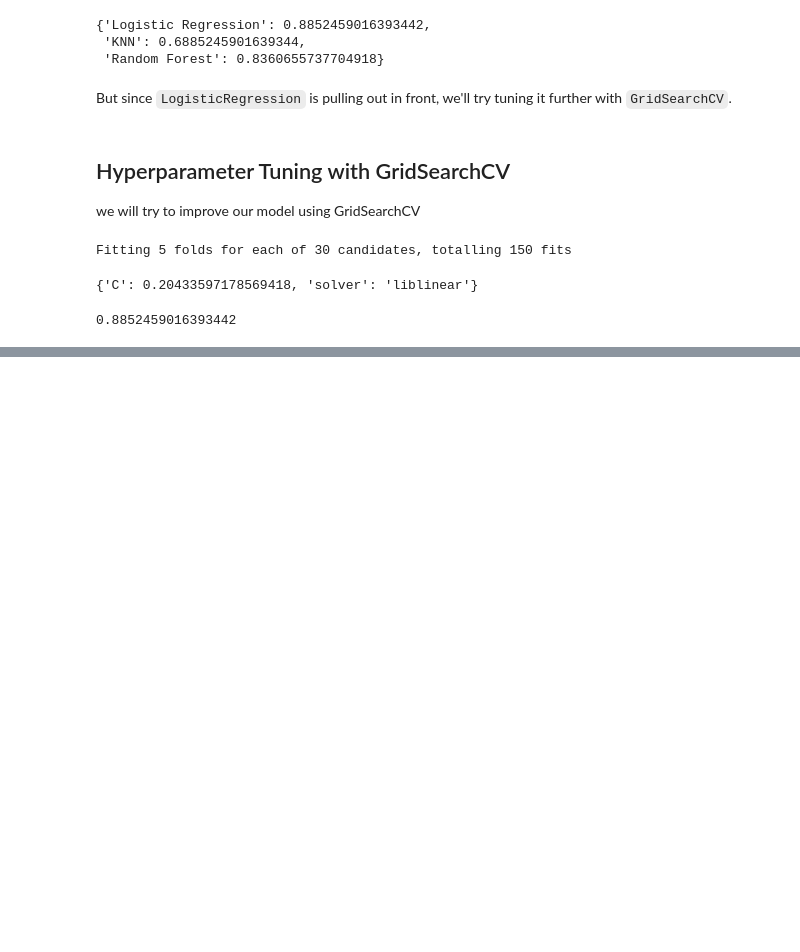
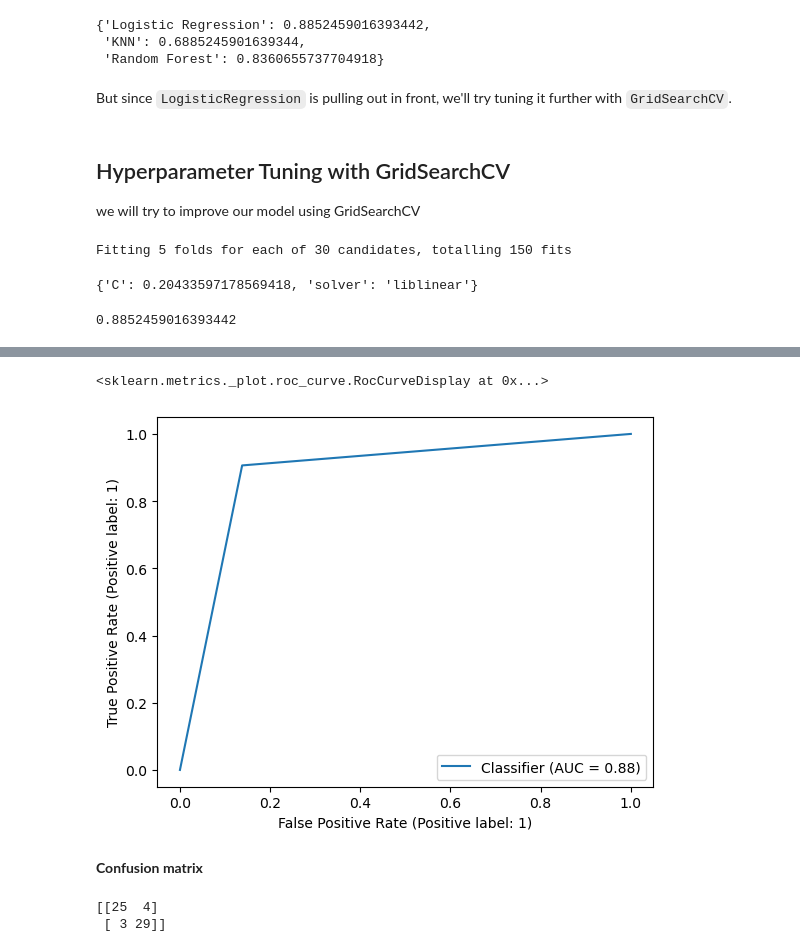
Before and after one commit to kunalprakash1309/heart-disease-prediction, a Jupyter notebook: heart-disease-prediction.ipynb, the cells around one changed output, grey strips where cells are left out. Drawn from its saved outputs; the diff is of its cells as text; code cells hidden in the pictures; blank space fills up the shorter version.

```diff
--- a/heart-disease-prediction.ipynb
+++ b/heart-disease-prediction.ipynb
@@ -711,0 +723,3 @@ gs_log_reg.score(X_test, y_test)
+# %%
+# Make prediction with tuned model
+y_preds = gs_log_reg.predict(X_test)
@@ -711,0 +761,12 @@ gs_log_reg.score(X_test, y_test)
+# %%
+RocCurveDisplay.from_predictions(y_test, y_preds)
+# %% [output]
+<sklearn.metrics._plot.roc_curve.RocCurveDisplay at 0x...>
+[figure, added]
+# %% [markdown]
+**Confusion matrix**
+# %%
+print(confusion_matrix(y_test, y_preds))
+# %% [output]
+[[25  4]
+ [ 3 29]]
```
Also changed, not shown: parts of 36 cells of this notebook.
